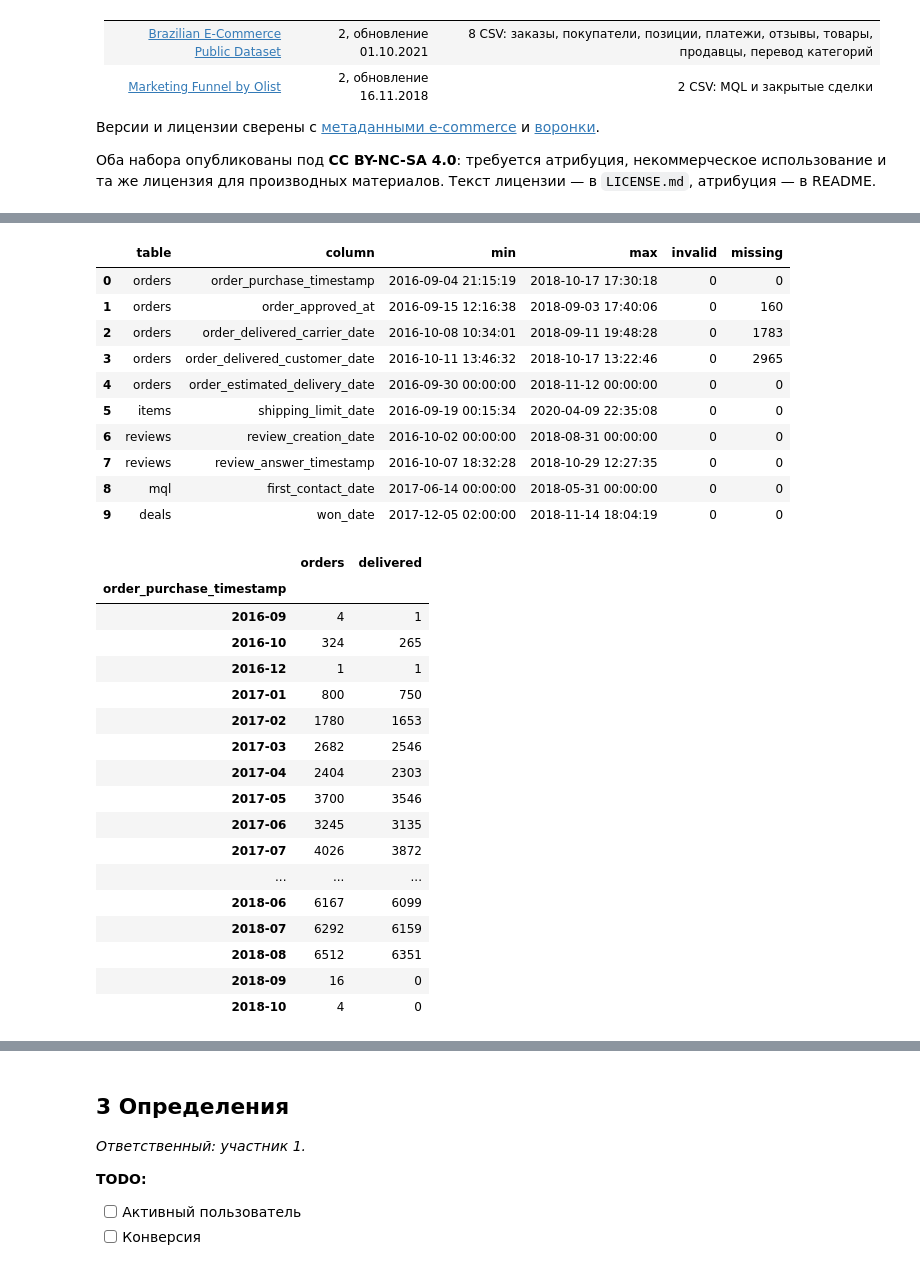
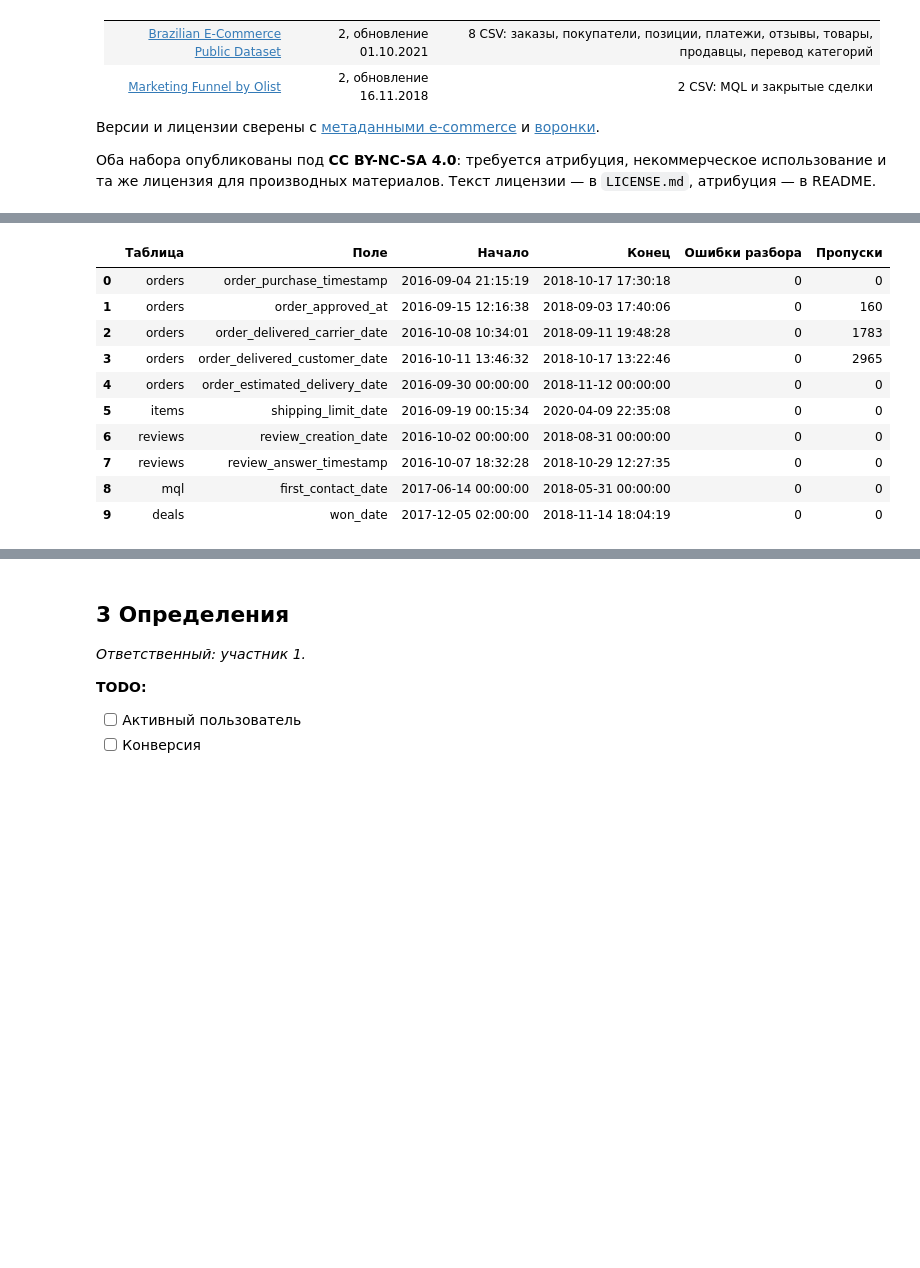
Before and after one commit to iverid/ProdAnal, a Jupyter notebook: project.ipynb, the cells around one changed output, grey strips where cells are left out. Saved outputs shown, nothing was run; the diff lists cells and outputs as text; code cells hidden in the pictures; blank space fills up the shorter version.

```diff
--- a/project.ipynb
+++ b/project.ipynb
@@ -33,15 +33,17 @@
 9. Репозиторий
 # %%
 from pathlib import Path
-import hashlib
 import numpy as np
 import pandas as pd
-from IPython.display import display, Markdown
+import matplotlib.pyplot as plt
+from IPython.display import display
 
 DATA_DIR = Path('data')
 assert DATA_DIR.is_dir(), 'Запустите ноутбук из корня репозитория'
 pd.set_option('display.max_rows', 100)
 pd.set_option('display.max_columns', 20)
+pd.set_option('display.max_colwidth', None)
+plt.rcParams.update({'figure.dpi': 110, 'font.size': 10})
 
 print('Папка с данными:', DATA_DIR)
 # %% [output]
@@ -139,10 +136,9 @@ for name, relative_path in FILES.items():
     })
     inventory.append({
         'table': name, 'rows': len(raw[name]), 'columns': len(raw[name].columns),
-        'bytes': path.stat().st_size, 'sha256': hashlib.sha256(path.read_bytes()).hexdigest(),
+        'bytes': path.stat().st_size,
     })
 inventory = pd.DataFrame(inventory).set_index('table')
-with pd.option_context('display.max_colwidth', None):
-    display(inventory)
+display(inventory[['rows', 'columns']].rename(columns={'rows': 'Записи', 'columns': 'Поля'}))
 print('Размер CSV, MiB:', round(inventory['bytes'].sum() / 1024**2, 2))
 # %% [output]
@@ -258,0 +179,9 @@ display(pd.DataFrame({
+# %%
+missing_rows = []
+for name, df in raw.items():
+    for column in df.columns:
+        count = int(df[column].isna().sum())
+        if count > 0:
+            missing_rows.append([name, column, count, round(count / len(df) * 100, 2)])
+missingness = pd.DataFrame(missing_rows, columns=['Таблица', 'Поле', 'Пропуски', '% строк'])
+display(missingness)
@@ -259,61 +214,30 @@ display(pd.DataFrame({
 # %%
 DATE_COLUMNS = {
     'orders': ['order_purchase_timestamp', 'order_approved_at',
                'order_delivered_carrier_date', 'order_delivered_customer_date',
                'order_estimated_delivery_date'],
     'items': ['shipping_limit_date'],
     'reviews': ['review_creation_date', 'review_answer_timestamp'],
     'mql': ['first_contact_date'], 'deals': ['won_date'],
 }
 date_audit = []
 for name, columns in DATE_COLUMNS.items():
     for col in columns:
         original = tables[name][col]
         parsed = pd.to_datetime(original, errors='coerce')
         invalid = int((original.notna() & parsed.isna()).sum())
         date_audit.append({'table': name, 'column': col, 'min': parsed.min(),
                            'max': parsed.max(), 'invalid': invalid, 'missing': int(parsed.isna().sum())})
         assert invalid == 0, (name, col, 'неразобранные даты')
         tables[name][col] = parsed
 orders, items, payments = (tables[name] for name in ['orders', 'items', 'payments'])
 customers, sellers, products = (tables[name] for name in ['customers', 'sellers', 'products'])
 mql, deals = tables['mql'], tables['deals']
-display(pd.DataFrame(date_audit))
-display(orders.groupby(orders.order_purchase_timestamp.dt.to_period('M')).agg(
-    orders=('order_id', 'size'), delivered=('order_status', lambda x: x.eq('delivered').sum()),
-))
-deal_dates = deals.merge(mql[['mql_id', 'first_contact_date']], on='mql_id', validate='one_to_one')
-time_checks = {
-    'approval_before_purchase': orders.order_approved_at.lt(orders.order_purchase_timestamp).sum(),
-    'carrier_before_purchase': orders.order_delivered_carrier_date.lt(orders.order_purchase_timestamp).sum(),
-    'delivery_before_purchase': orders.order_delivered_customer_date.lt(orders.order_purchase_timestamp).sum(),
-    'delivery_before_carrier': orders.order_delivered_customer_date.lt(orders.order_delivered_carrier_date).sum(),
-    'delivered_without_delivery_date': (orders.order_status.eq('delivered') & orders.order_delivered_customer_date.isna()).sum(),
-    'shipping_limit_from_2019': items.shipping_limit_date.ge('2019-01-01').sum(),
-    'deal_before_first_contact': deal_dates.won_date.lt(deal_dates.first_contact_date).sum(),
-}
-display(pd.Series(time_checks, name='flagged_rows').to_frame())
-numeric_columns = {
-    'items': ['price', 'freight_value'],
-    'payments': ['payment_value', 'payment_installments'],
-    'products': ['product_weight_g', 'product_length_cm', 'product_height_cm', 'product_width_cm'],
-    'reviews': ['review_score'],
-    'deals': ['declared_monthly_revenue', 'declared_product_catalog_size'],
-}
-numeric_audit = []
-for name, columns in numeric_columns.items():
-    for col in columns:
-        s = tables[name][col]
-        q1, q3 = s.quantile([0.25, 0.75])
-        numeric_audit.append({
-            'table': name, 'column': col, 'min': s.min(), 'median': s.median(),
-            'p99': s.quantile(0.99), 'max': s.max(), 'negative': int(s.lt(0).sum()),
-            'zero': int(s.eq(0).sum()), 'above_IQR': int(s.gt(q3 + 1.5 * (q3 - q1)).sum()),
-        })
-display(pd.DataFrame(numeric_audit))
-assert tables['reviews'].review_score.between(1, 5).all()
+display(pd.DataFrame(date_audit).rename(columns={
+    'table': 'Таблица', 'column': 'Поле', 'min': 'Начало', 'max': 'Конец',
+    'invalid': 'Ошибки разбора', 'missing': 'Пропуски'}))
 # %% [output]
-|  | table | column | min | max | invalid | missing |
+|  | Таблица | Поле | Начало | Конец | Ошибки разбора | Пропуски |
 | 0 | orders | order_purchase_timestamp | 2016-09-04 21:15:19 | 2018-10-17 17:30:18 | 0 | 0 |
 | 1 | orders | order_approved_at | 2016-09-15 12:16:38 | 2018-09-03 17:40:06 | 0 | 160 |
 | 2 | orders | order_delivered_carrier_date | 2016-10-08 10:34:01 | 2018-09-11 19:48:28 | 0 | 1783 |
@@ -324,21 +248,3 @@ assert tables['reviews'].review_score.between(1, 5).all()
 | 7 | reviews | review_answer_timestamp | 2016-10-07 18:32:28 | 2018-10-29 12:27:35 | 0 | 0 |
 | 8 | mql | first_contact_date | 2017-06-14 00:00:00 | 2018-05-31 00:00:00 | 0 | 0 |
 | 9 | deals | won_date | 2017-12-05 02:00:00 | 2018-11-14 18:04:19 | 0 | 0 |
-|  | orders | delivered |
-| order_purchase_timestamp |  |  |
-| 2016-09 | 4 | 1 |
-| 2016-10 | 324 | 265 |
-| 2016-12 | 1 | 1 |
-| 2017-01 | 800 | 750 |
-| 2017-02 | 1780 | 1653 |
-| 2017-03 | 2682 | 2546 |
-| 2017-04 | 2404 | 2303 |
-| 2017-05 | 3700 | 3546 |
-| 2017-06 | 3245 | 3135 |
-| 2017-07 | 4026 | 3872 |
-| ... | ... | ... |
-| 2018-06 | 6167 | 6099 |
-| 2018-07 | 6292 | 6159 |
-| 2018-08 | 6512 | 6351 |
-| 2018-09 | 16 | 0 |
-| 2018-10 | 4 | 0 |
```
Also changed, not shown: parts of 56 cells of this notebook, 1 other file.
